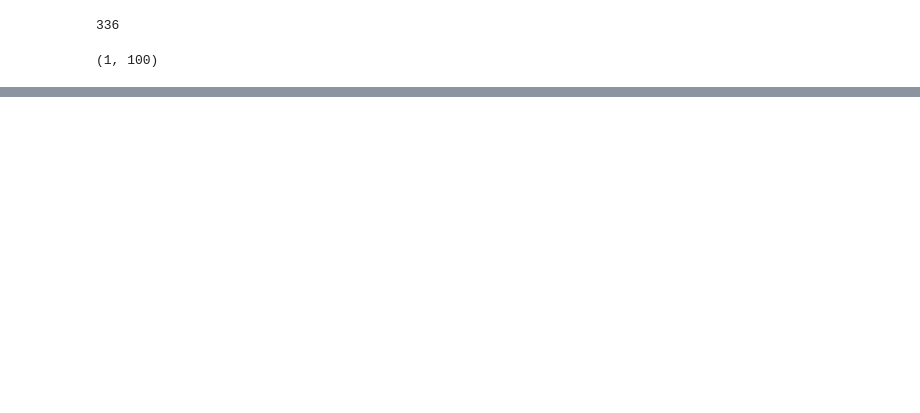
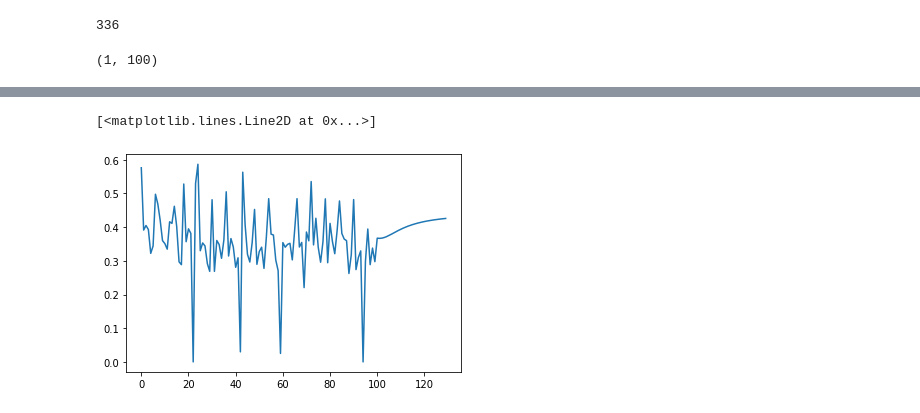
Before and after one commit to sreeniedp/Coursera_ML_Assignments, a Jupyter notebook: New_Model.ipynb, the cells around one changed output, grey strips where cells are left out. Cells and saved outputs as stored; diff of their text form; code cells hidden in the pictures; blank space fills up the shorter version.

```diff
--- a/New_Model.ipynb
+++ b/New_Model.ipynb
@@ -301,0 +320,3 @@ TypeError: ignored
+# %%
+df3=df10.tolist()
+df3.extend(lst_output)
@@ -301,0 +333,5 @@ TypeError: ignored
+# %%
+plt.plot(df3[858:])
+# %% [output]
+[<matplotlib.lines.Line2D at 0x...>]
+[figure, added]
```
Also changed, not shown: parts of 23 cells of this notebook.
